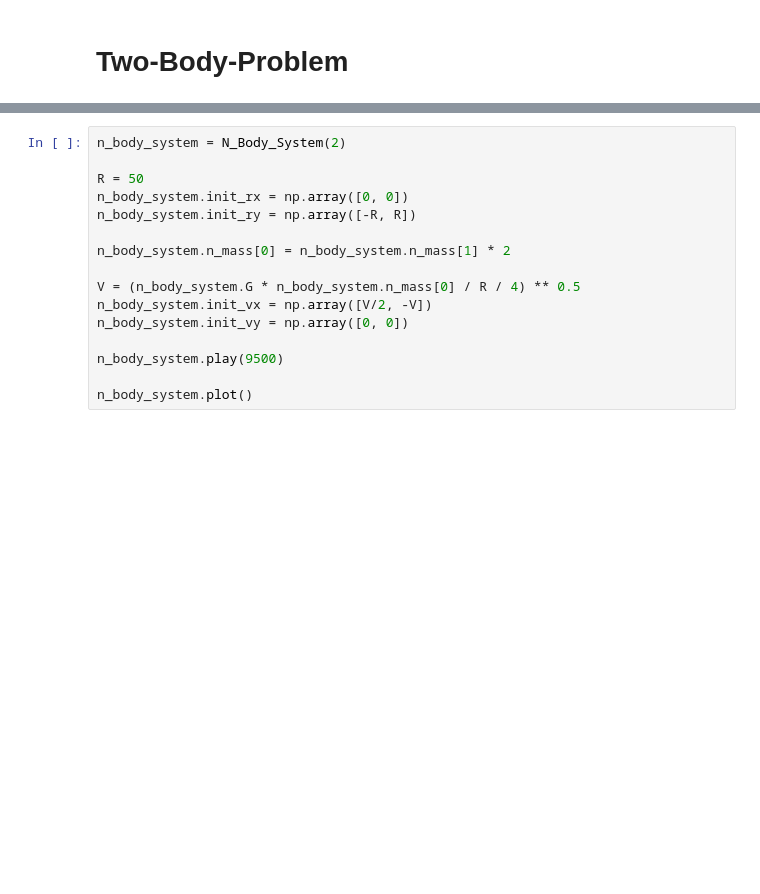
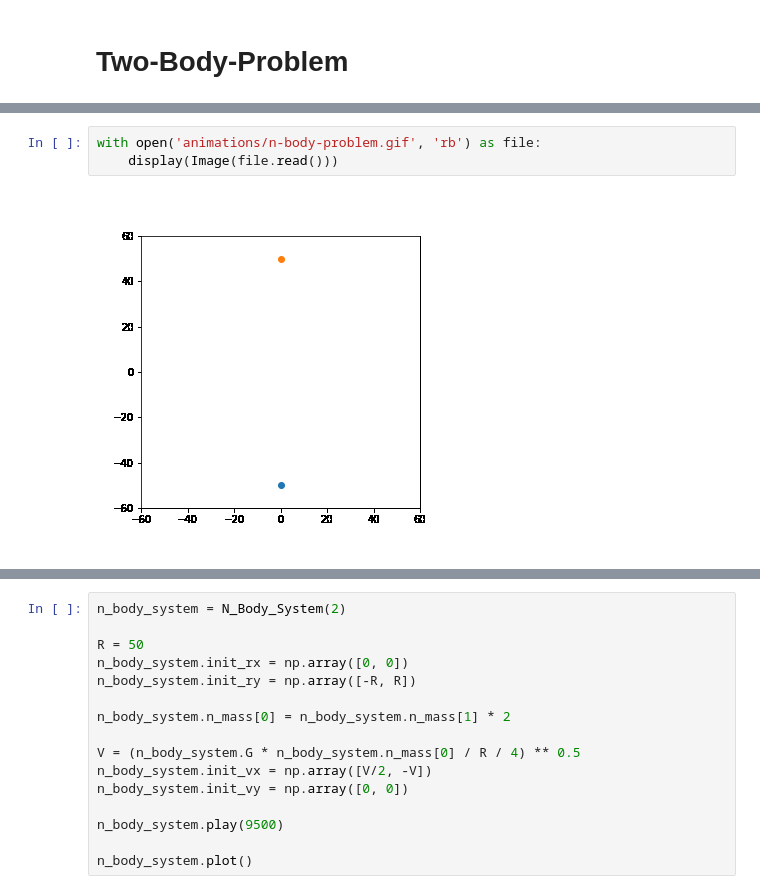
Before and after one commit to gksthdals/Three-Body-Problem, a Jupyter notebook: Three-Body-Problem.ipynb, the cells around one changed output, grey strips where cells are left out. Saved outputs shown, nothing was run; the diff lists cells and outputs as text; blank space fills up the shorter version.

```diff
--- a/Three-Body-Problem.ipynb
+++ b/Three-Body-Problem.ipynb
@@ -110,3 +156,8 @@ n_body_system.plot()
+# %%
+with open('animations/n-body-problem.gif', 'rb') as file:
+    display(Image(file.read()))
+# %% [output]
+[figure, added]
 # %%
 n_body_system = N_Body_System(2)
 
```
Also changed, not shown: parts of 13 cells of this notebook, 4 other files.
